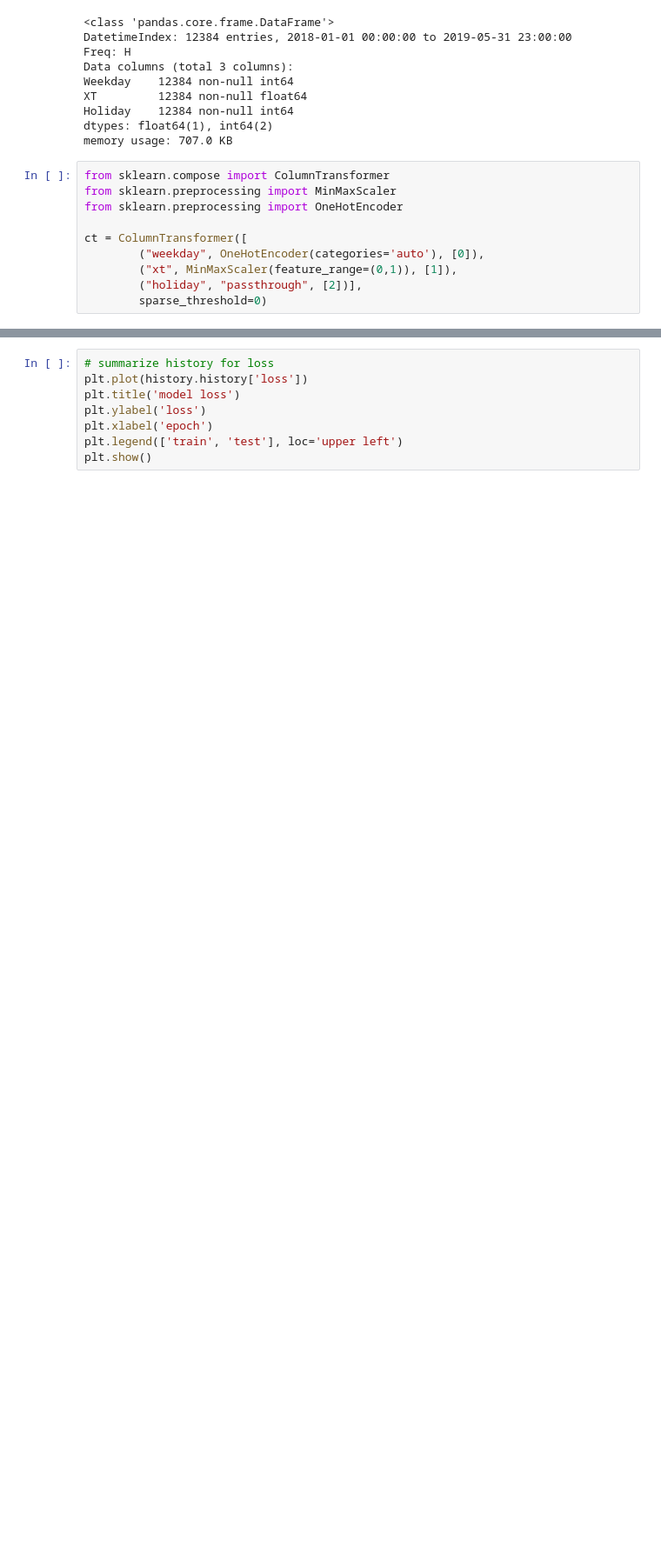
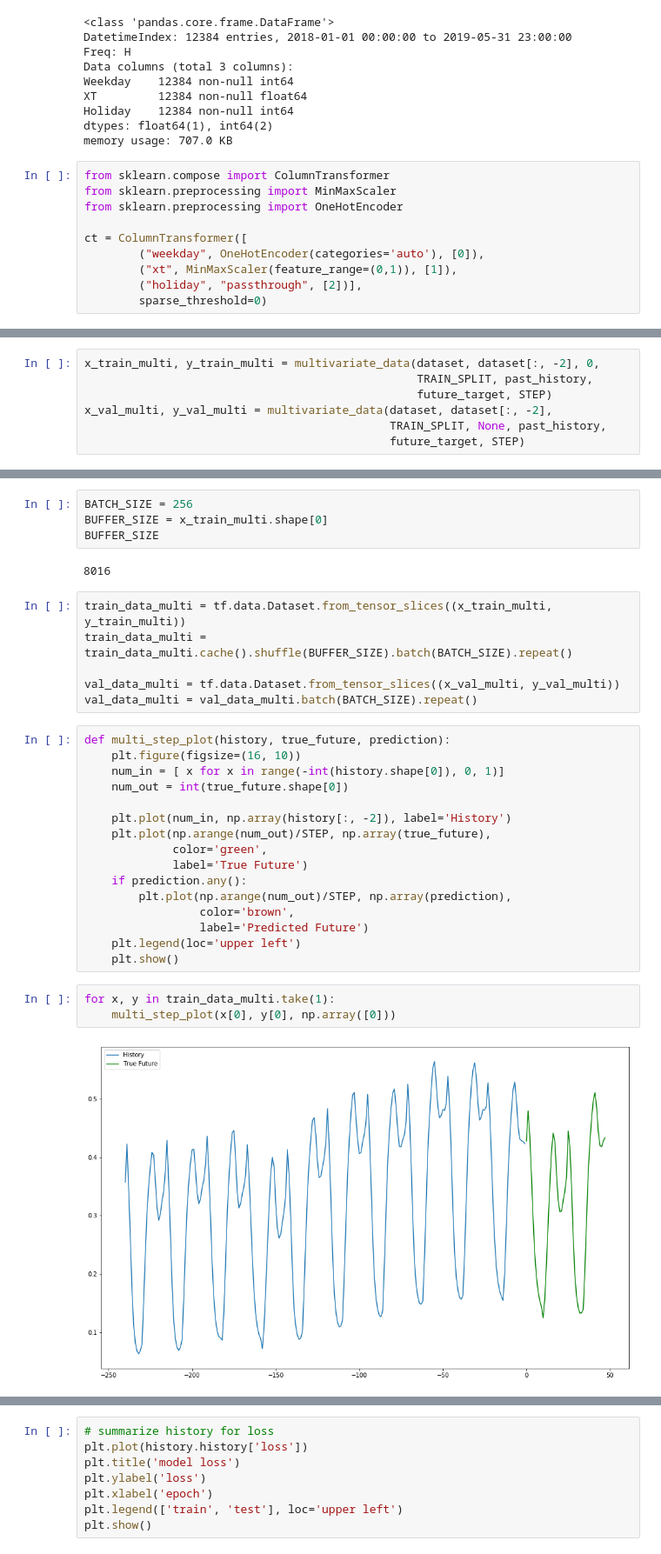
Before and after one commit to Darzan21/Electric-Load-Forecasting, a Jupyter notebook: LoadForecasting.ipynb, the cells around one changed output, grey strips where cells are left out. Shown at 87% size. Cells and saved outputs as stored; diff of their text form; blank space fills up the shorter version.

Commit message:
update multivariate

```diff
--- a/LoadForecasting.ipynb
+++ b/LoadForecasting.ipynb
@@ -958,0 +980,7 @@ print(X_test.shape)
+# %%
+x_train_multi, y_train_multi = multivariate_data(dataset, dataset[:, -2], 0,
+                                                 TRAIN_SPLIT, past_history,
+                                                 future_target, STEP)
+x_val_multi, y_val_multi = multivariate_data(dataset, dataset[:, -2],
+                                             TRAIN_SPLIT, None, past_history,
+                                             future_target, STEP)
@@ -959 +995,34 @@ print(X_test.shape)
+# %%
+BATCH_SIZE = 256
+BUFFER_SIZE = x_train_multi.shape[0]
+BUFFER_SIZE
+# %% [output]
+8016
+# %%
+train_data_multi = tf.data.Dataset.from_tensor_slices((x_train_multi, y_train_multi))
+train_data_multi = train_data_multi.cache().shuffle(BUFFER_SIZE).batch(BATCH_SIZE).repeat()
+
+val_data_multi = tf.data.Dataset.from_tensor_slices((x_val_multi, y_val_multi))
+val_data_multi = val_data_multi.batch(BATCH_SIZE).repeat()
+# %%
+def multi_step_plot(history, true_future, prediction):
+    plt.figure(figsize=(16, 10))
+    num_in = [ x for x in range(-int(history.shape[0]), 0, 1)]
+    num_out = int(true_future.shape[0])
+
+    plt.plot(num_in, np.array(history[:, -2]), label='History')
+    plt.plot(np.arange(num_out)/STEP, np.array(true_future),
+             color='green',
+             label='True Future')
+    if prediction.any():
+        plt.plot(np.arange(num_out)/STEP, np.array(prediction),
+                 color='brown',
+                 label='Predicted Future')
+    plt.legend(loc='upper left')
+    plt.show()
+# %%
+for x, y in train_data_multi.take(1):
+    multi_step_plot(x[0], y[0], np.array([0]))
+# %% [output]
+[figure, added]
 # %%
```
Also changed, not shown: parts of 31 cells of this notebook.
